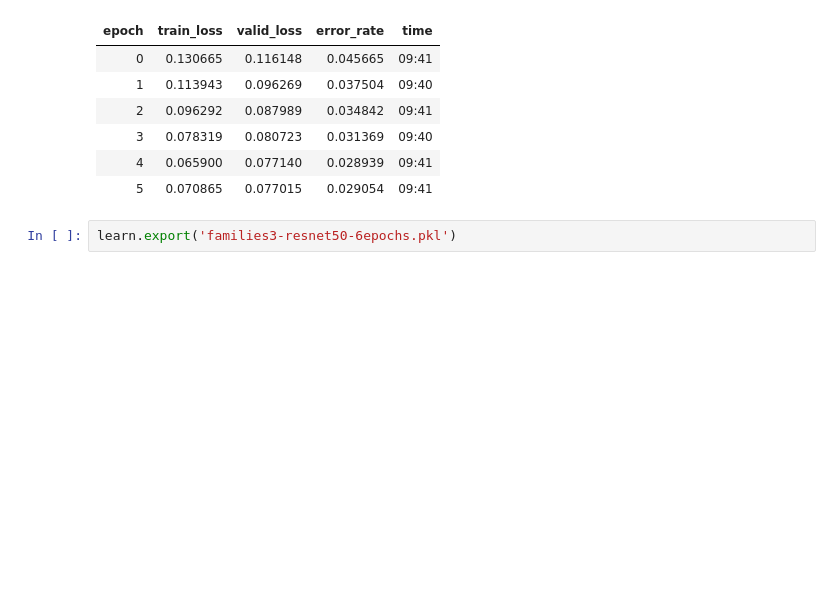
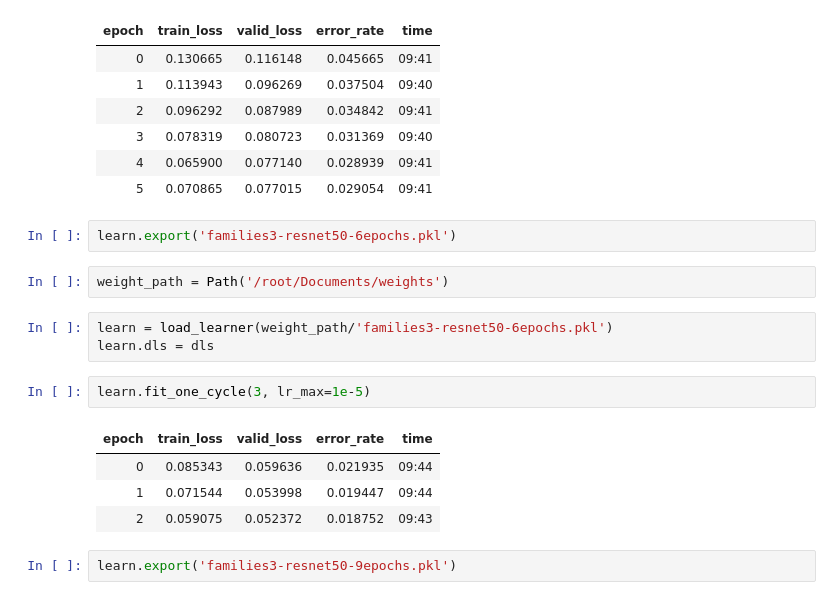
Before and after one commit to jossalgon/Fishly-Hierarchical-image-classification, a Jupyter notebook: families3.ipynb, the cells around one changed output. Saved outputs shown, nothing was run; the diff lists cells and outputs as text; blank space fills up the shorter version.

```diff
--- a/families3.ipynb
+++ b/families3.ipynb
@@ -99,3 +99,17 @@ learn.fit_one_cycle(6, lr_max=1e-5)
 | 5 | 0.070865 | 0.077015 | 0.029054 | 09:41 |
 # %%
 learn.export('families3-resnet50-6epochs.pkl')
+# %%
+weight_path = Path('/root/Documents/weights')
+# %%
+learn = load_learner(weight_path/'families3-resnet50-6epochs.pkl')
+learn.dls = dls
+# %%
+learn.fit_one_cycle(3, lr_max=1e-5)
+# %% [output]
+| epoch | train_loss | valid_loss | error_rate | time |
+| 0 | 0.085343 | 0.059636 | 0.021935 | 09:44 |
+| 1 | 0.071544 | 0.053998 | 0.019447 | 09:44 |
+| 2 | 0.059075 | 0.052372 | 0.018752 | 09:43 |
+# %%
+learn.export('families3-resnet50-9epochs.pkl')
```
Also changed, not shown: parts of 12 cells of this notebook.
